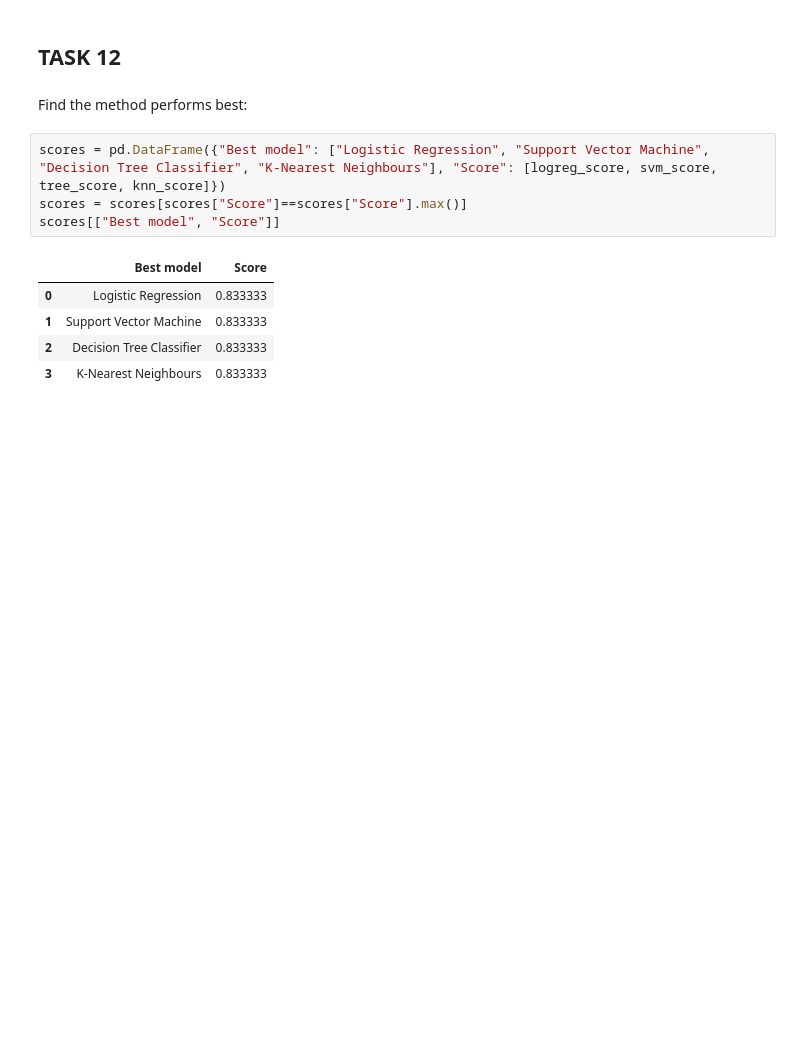
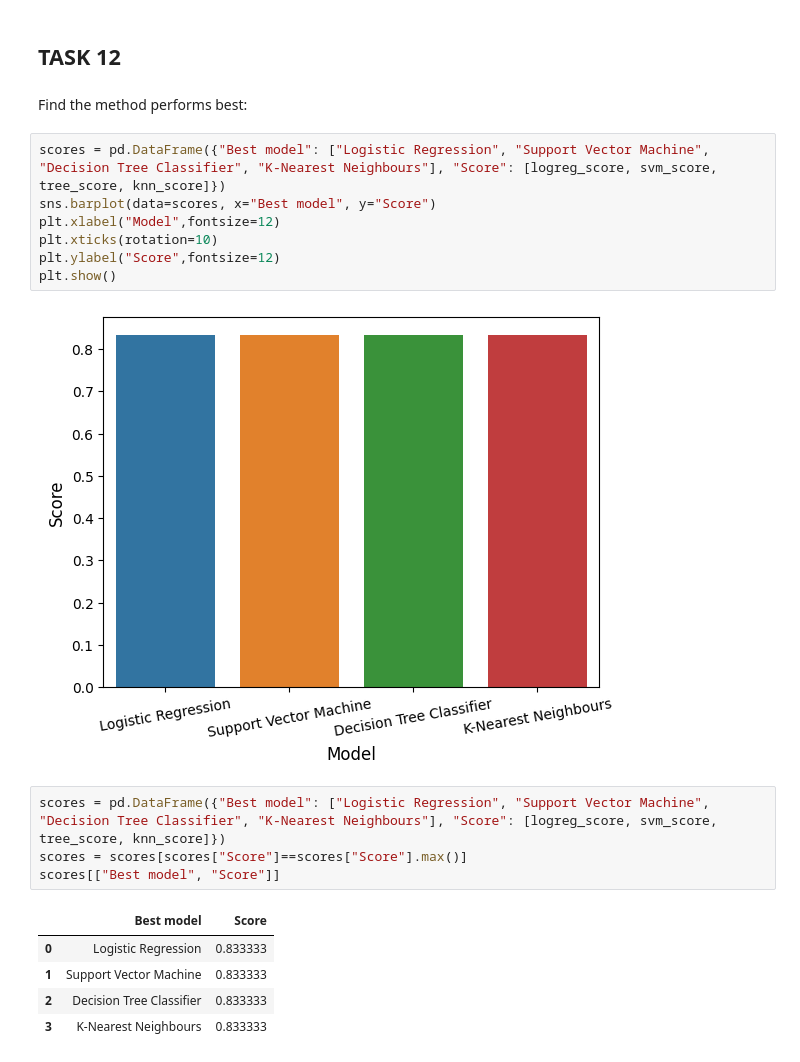
Before and after one commit to novikpl/course_10, a Jupyter notebook: predictive-analysis.ipynb, the cells around one changed output. Saved outputs shown, nothing was run; the diff lists cells and outputs as text; blank space fills up the shorter version.

```diff
--- a/predictive-analysis.ipynb
+++ b/predictive-analysis.ipynb
@@ -315,6 +315,15 @@ plot_confusion_matrix(Y_test,yhat)
 ## TASK  12
 # %% [markdown]
 Find the method performs best:
+# %%
+scores = pd.DataFrame({"Best model": ["Logistic Regression", "Support Vector Machine", "Decision Tree Classifier", "K-Nearest Neighbours"], "Score": [logreg_score, svm_score, tree_score, knn_score]})
+sns.barplot(data=scores, x="Best model", y="Score")
+plt.xlabel("Model",fontsize=12)
+plt.xticks(rotation=10)
+plt.ylabel("Score",fontsize=12)
+plt.show()
+# %% [output]
+[figure, added]
 # %%
 scores = pd.DataFrame({"Best model": ["Logistic Regression", "Support Vector Machine", "Decision Tree Classifier", "K-Nearest Neighbours"], "Score": [logreg_score, svm_score, tree_score, knn_score]})
 scores = scores[scores["Score"]==scores["Score"].max()]
```
Also changed, not shown: parts of 1 cell of this notebook, 2 other files.
